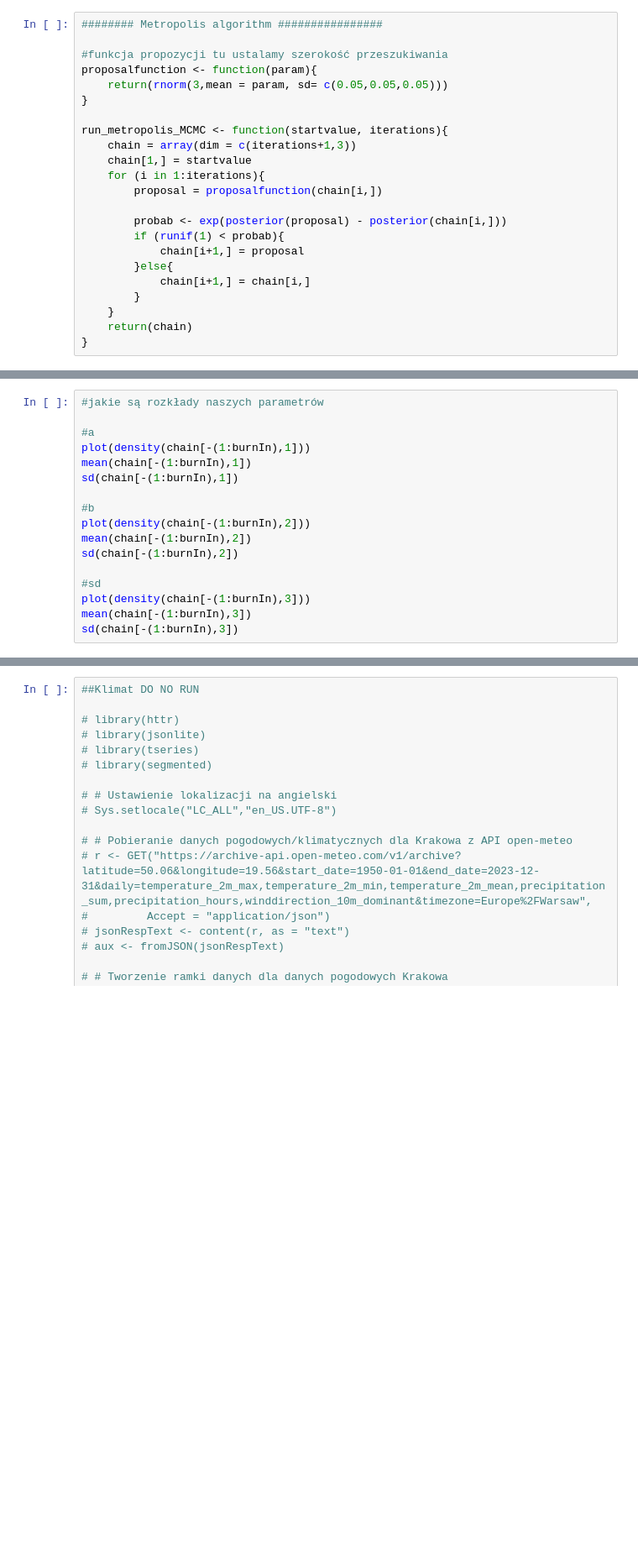
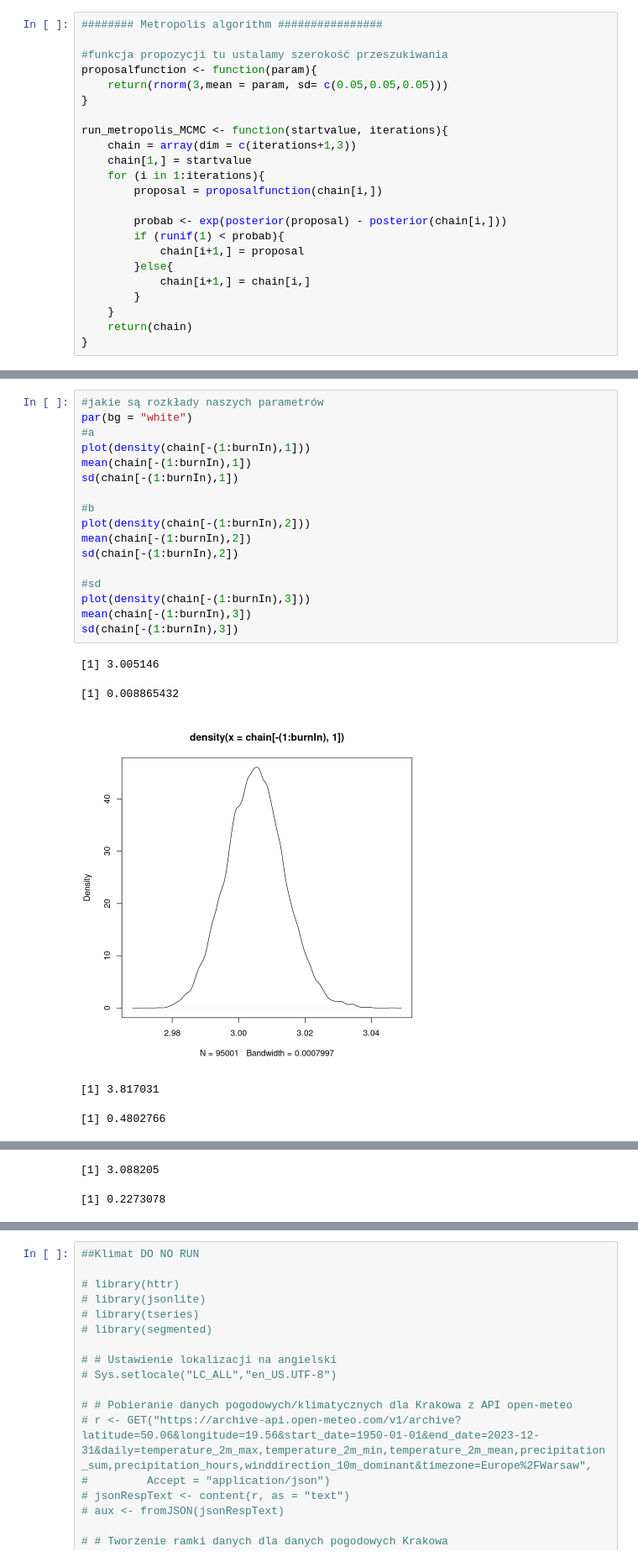
Before and after one commit to SD3313/Modelowanie-w-naukach-o-ziemi, a Jupyter notebook: Cw7/MCMC (1).ipynb, the cells around one changed output, grey strips where cells are left out. Shown at 84% size. Cells and saved outputs as stored; diff of their text form; blank space fills up the shorter version.

```diff
--- a/Cw7/MCMC (1).ipynb
+++ b/Cw7/MCMC (1).ipynb
@@ -83,17 +105,23 @@ summary(lm(y~x))
 # %%
 #jakie są rozkłady naszych parametrów
-
+par(bg = "white")
 #a
 plot(density(chain[-(1:burnIn),1]))
 mean(chain[-(1:burnIn),1])
 sd(chain[-(1:burnIn),1])
 
 #b
 plot(density(chain[-(1:burnIn),2]))
 mean(chain[-(1:burnIn),2])
 sd(chain[-(1:burnIn),2])
 
 #sd
 plot(density(chain[-(1:burnIn),3]))
 mean(chain[-(1:burnIn),3])
 sd(chain[-(1:burnIn),3])
+# %% [output]
+[1] 3.005146
+[1] 0.008865432
+[figure, added]
+[1] 3.817031
+[1] 0.4802766
@@ -99,0 +129,2 @@ sd(chain[-(1:burnIn),3])
+[1] 3.088205
+[1] 0.2273078
```
Also changed, not shown: parts of 5 cells of this notebook.
